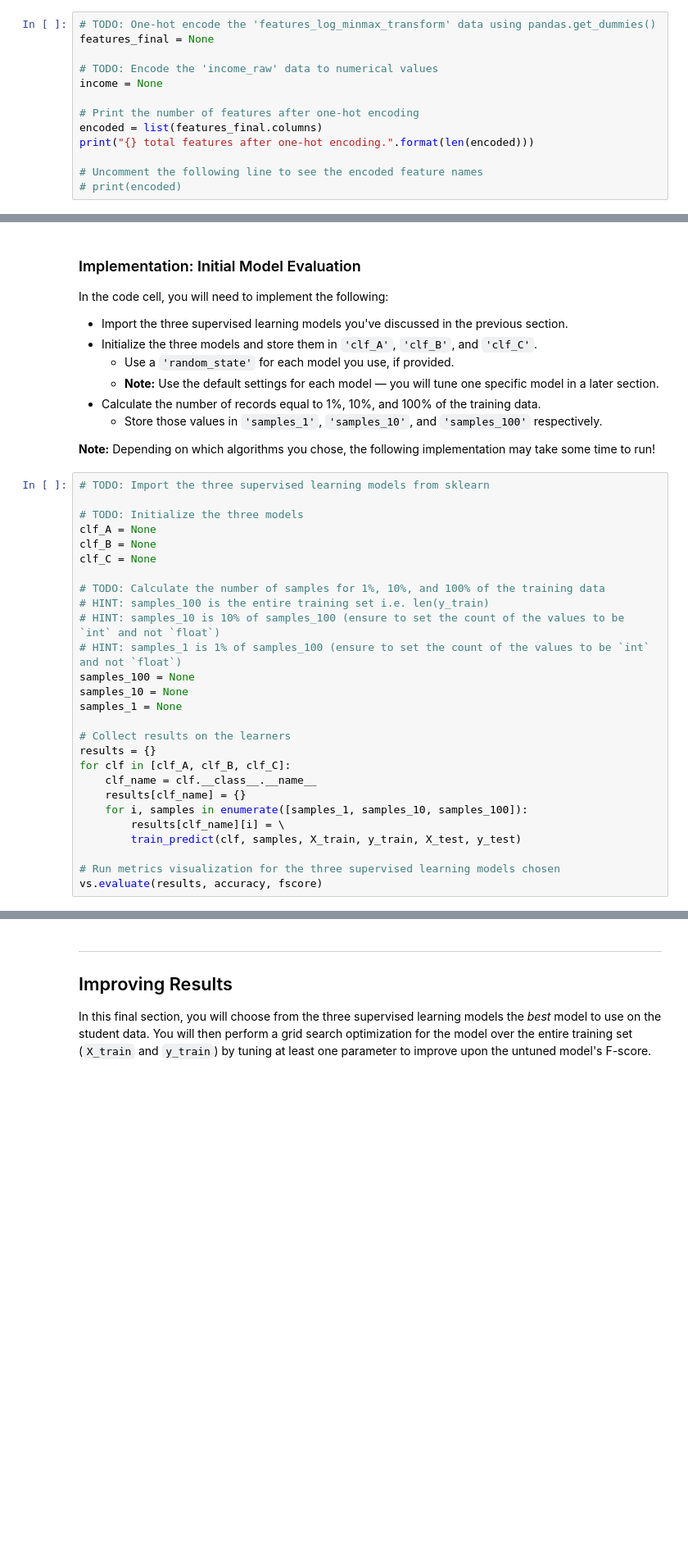
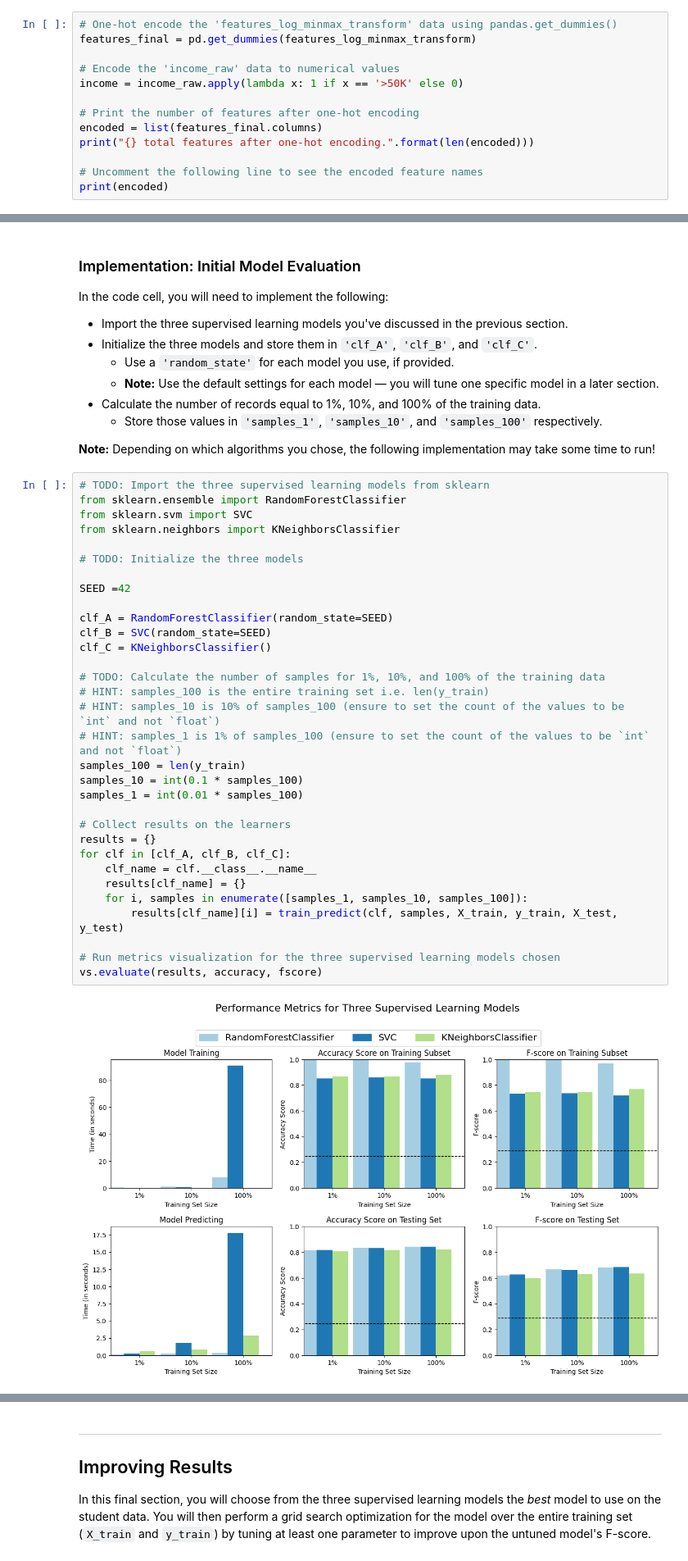
Before and after one commit to faris771/Finding_Donors, a Jupyter notebook: finding_donors.ipynb, the cells around one changed output, grey strips where cells are left out. Shown at 82% size. Cells and saved outputs as stored; diff of their text form; blank space fills up the shorter version.

```diff
--- a/finding_donors.ipynb
+++ b/finding_donors.ipynb
@@ -207,15 +240,15 @@ Additionally, as with the non-numeric features, we need to convert the non-numer
  - Convert the target label `'income_raw'` to numerical entries.
    - Set records with "<=50K" to `0` and records with ">50K" to `1`.
 # %%
-# TODO: One-hot encode the 'features_log_minmax_transform' data using pandas.get_dummies()
-features_final = None
+# One-hot encode the 'features_log_minmax_transform' data using pandas.get_dummies()
+features_final = pd.get_dummies(features_log_minmax_transform)
 
-# TODO: Encode the 'income_raw' data to numerical values
-income = None
+# Encode the 'income_raw' data to numerical values
+income = income_raw.apply(lambda x: 1 if x == '>50K' else 0)
 
 # Print the number of features after one-hot encoding
 encoded = list(features_final.columns)
 print("{} total features after one-hot encoding.".format(len(encoded)))
 
 # Uncomment the following line to see the encoded feature names
-# print(encoded)
+print(encoded)
@@ -393,28 +470,35 @@ In the code cell, you will need to implement the following:
 **Note:** Depending on which algorithms you chose, the following implementation may take some time to run!
 # %%
 # TODO: Import the three supervised learning models from sklearn
+from sklearn.ensemble import RandomForestClassifier
+from sklearn.svm import SVC
+from sklearn.neighbors import KNeighborsClassifier
 
 # TODO: Initialize the three models
-clf_A = None
-clf_B = None
-clf_C = None
+
+SEED =42
+
+clf_A = RandomForestClassifier(random_state=SEED)
+clf_B = SVC(random_state=SEED)
+clf_C = KNeighborsClassifier()
 
 # TODO: Calculate the number of samples for 1%, 10%, and 100% of the training data
 # HINT: samples_100 is the entire training set i.e. len(y_train)
 # HINT: samples_10 is 10% of samples_100 (ensure to set the count of the values to be `int` and not `float`)
 # HINT: samples_1 is 1% of samples_100 (ensure to set the count of the values to be `int` and not `float`)
-samples_100 = None
-samples_10 = None
-samples_1 = None
+samples_100 = len(y_train)
+samples_10 = int(0.1 * samples_100)
+samples_1 = int(0.01 * samples_100)
 
 # Collect results on the learners
 results = {}
 for clf in [clf_A, clf_B, clf_C]:
     clf_name = clf.__class__.__name__
     results[clf_name] = {}
     for i, samples in enumerate([samples_1, samples_10, samples_100]):
-        results[clf_name][i] = \
-        train_predict(clf, samples, X_train, y_train, X_test, y_test)
+        results[clf_name][i] = train_predict(clf, samples, X_train, y_train, X_test, y_test)
 
 # Run metrics visualization for the three supervised learning models chosen
 vs.evaluate(results, accuracy, fscore)
+# %% [output]
+[figure, added]
```
Also changed, not shown: parts of 24 cells of this notebook.
